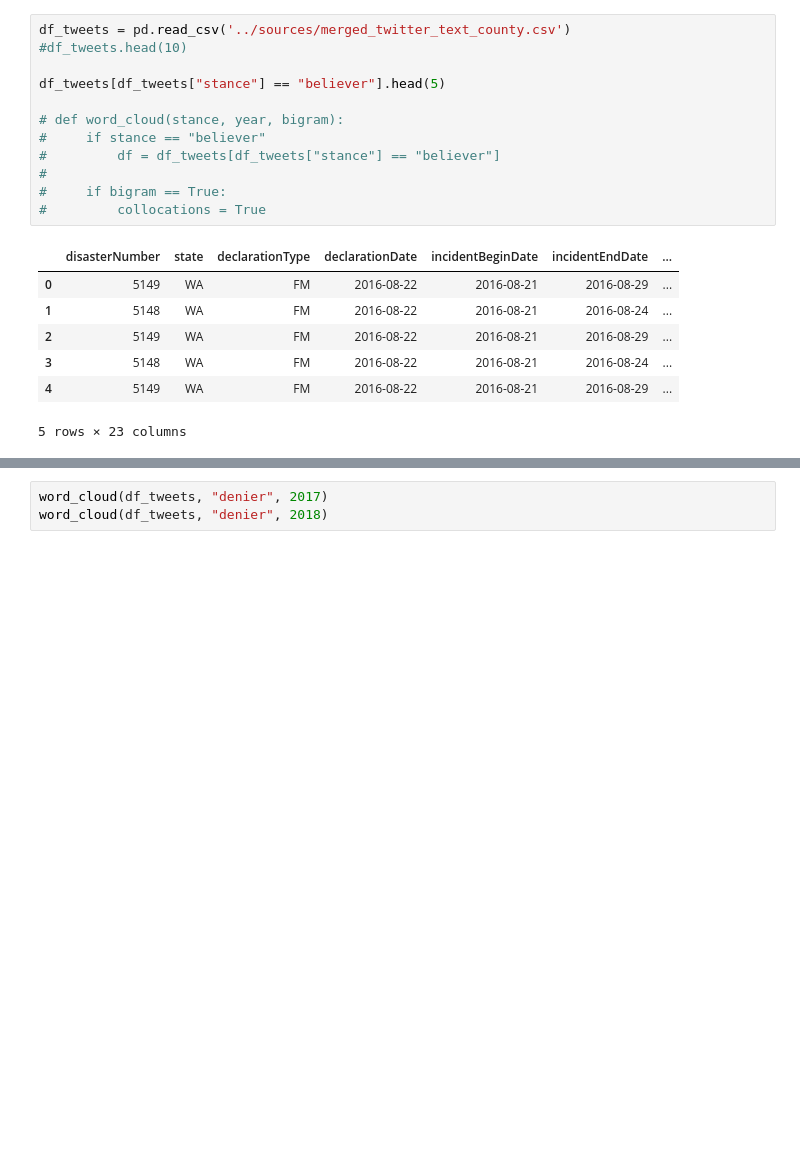
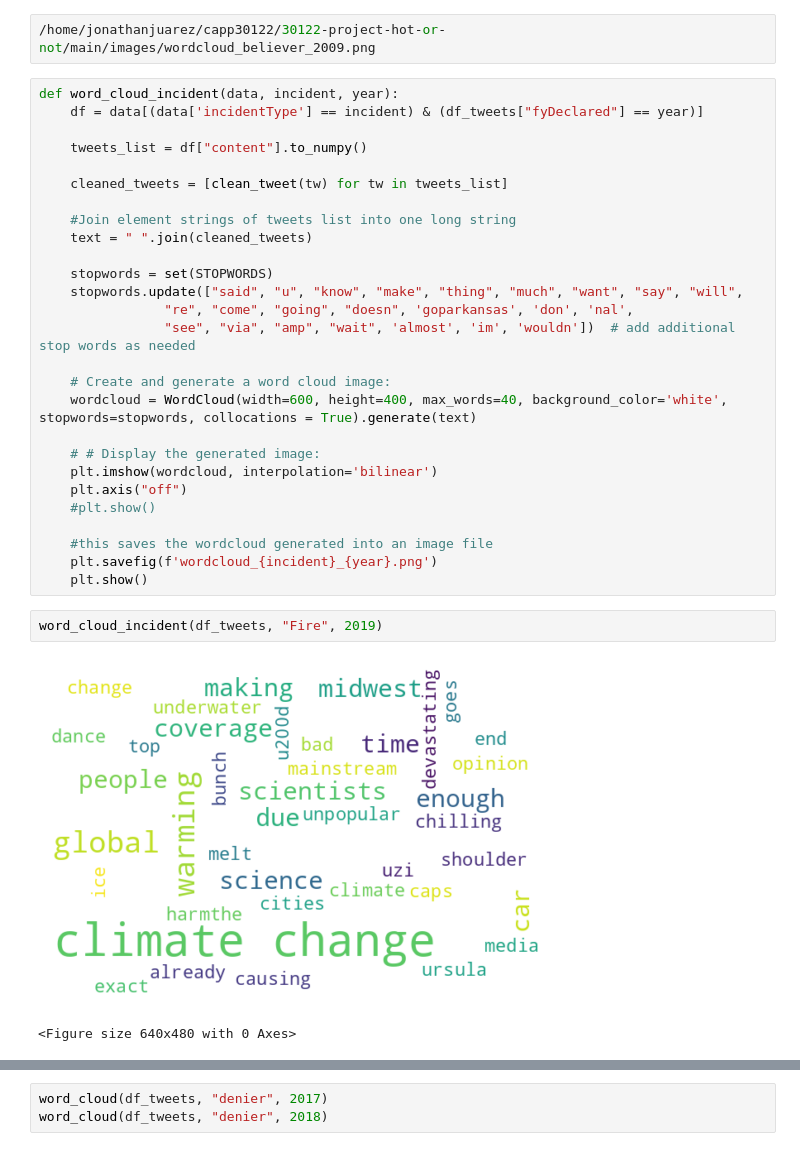
Before and after one commit to Grey-Xu-Yang/climate_change_twitter, a Jupyter notebook: main/images/word_cloud_testing.ipynb, the cells around one changed output, grey strips where cells are left out. Cells and saved outputs as stored; diff of their text form; blank space fills up the shorter version.

```diff
--- a/main/images/word_cloud_testing.ipynb
+++ b/main/images/word_cloud_testing.ipynb
@@ -37,23 +38,37 @@ def word_cloud(data, stance, year):
-# %%
-df_tweets = pd.read_csv('../sources/merged_twitter_text_county.csv')
-#df_tweets.head(10)
-
-df_tweets[df_tweets["stance"] == "believer"].head(5)
-
-# def word_cloud(stance, year, bigram):
-#     if stance == "believer"
-#         df = df_tweets[df_tweets["stance"] == "believer"]
-#
-#     if bigram == True:
-#         collocations = True
-# %% [output]
-|  | disasterNumber | state | declarationType | declarationDate | incidentBeginDate | incidentEndDate | ... |
-| 0 | 5149 | WA | FM | 2016-08-22 | 2016-08-21 | 2016-08-29 | ... |
-| 1 | 5148 | WA | FM | 2016-08-22 | 2016-08-21 | 2016-08-24 | ... |
-| 2 | 5149 | WA | FM | 2016-08-22 | 2016-08-21 | 2016-08-29 | ... |
-| 3 | 5148 | WA | FM | 2016-08-22 | 2016-08-21 | 2016-08-24 | ... |
-| 4 | 5149 | WA | FM | 2016-08-22 | 2016-08-21 | 2016-08-29 | ... |
-5 rows × 23 columns
+# %%
+/home/jonathanjuarez/capp30122/30122-project-hot-or-not/main/images/wordcloud_believer_2009.png
+# %%
+def word_cloud_incident(data, incident, year):
+    df = data[(data['incidentType'] == incident) & (df_tweets["fyDeclared"] == year)]
+
+    tweets_list = df["content"].to_numpy()
+
+    cleaned_tweets = [clean_tweet(tw) for tw in tweets_list]
+
+    #Join element strings of tweets list into one long string
+    text = " ".join(cleaned_tweets)
+
+    stopwords = set(STOPWORDS)
+    stopwords.update(["said", "u", "know", "make", "thing", "much", "want", "say", "will",
+                "re", "come", "going", "doesn", 'goparkansas', 'don', 'nal',
+                "see", "via", "amp", "wait", 'almost', 'im', 'wouldn'])  # add additional stop words as needed
+
+    # Create and generate a word cloud image:
+    wordcloud = WordCloud(width=600, height=400, max_words=40, background_color='white', stopwords=stopwords, collocations = True).generate(text)
+
+    # # Display the generated image:
+    plt.imshow(wordcloud, interpolation='bilinear')
+    plt.axis("off")
+    #plt.show()
+
+    #this saves the wordcloud generated into an image file
+    plt.savefig(f'wordcloud_{incident}_{year}.png')
+    plt.show()
+# %%
+word_cloud_incident(df_tweets, "Fire", 2019)
+# %% [output]
+[figure, added]
+<Figure size 640x480 with 0 Axes>
 # %%
 word_cloud(df_tweets, "believer", 2009)
 word_cloud(df_tweets, "denier", 2009)
```
Also changed, not shown: parts of 5 cells of this notebook, 7 other files.
